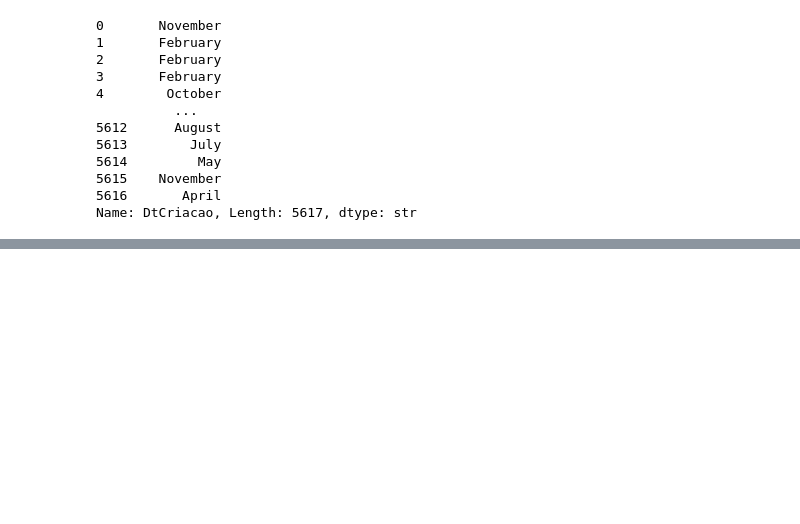
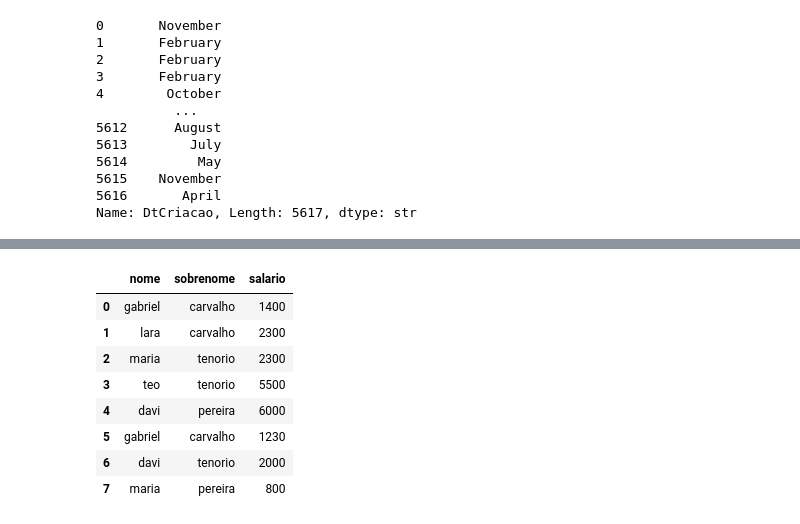
Before and after one commit to ga-lim/gabriel-estuda-dados, a Jupyter notebook: estudos-pandas/pandas_general.ipynb, the cells around one changed output, grey strips where cells are left out. Saved outputs shown, nothing was run; the diff lists cells and outputs as text; code cells hidden in the pictures; blank space fills up the shorter version.

```diff
--- a/estudos-pandas/pandas_general.ipynb
+++ b/estudos-pandas/pandas_general.ipynb
@@ -756,0 +802,18 @@ Name: DtCriacao, Length: 5617, dtype: str
+# %%
+testes_dup = pd.DataFrame({
+    'nome' : ['gabriel', 'lara', 'maria', 'teo', 'davi', 'gabriel', 'davi', 'maria'],
+    'sobrenome' : ['carvalho', 'carvalho', 'tenorio', 'tenorio', 'pereira', 'carvalho', 'tenorio', 'pereira'],
+    'salario' : [1400, 2300, 2300, 5500, 6000, 1230, 2000, 800]
+})
+
+testes_dup
+# %% [output]
+|  | nome | sobrenome | salario |
+| 0 | gabriel | carvalho | 1400 |
+| 1 | lara | carvalho | 2300 |
+| 2 | maria | tenorio | 2300 |
+| 3 | teo | tenorio | 5500 |
+| 4 | davi | pereira | 6000 |
+| 5 | gabriel | carvalho | 1230 |
+| 6 | davi | tenorio | 2000 |
+| 7 | maria | pereira | 800 |
```
Also changed, not shown: parts of 7 cells of this notebook, 1 other file.
